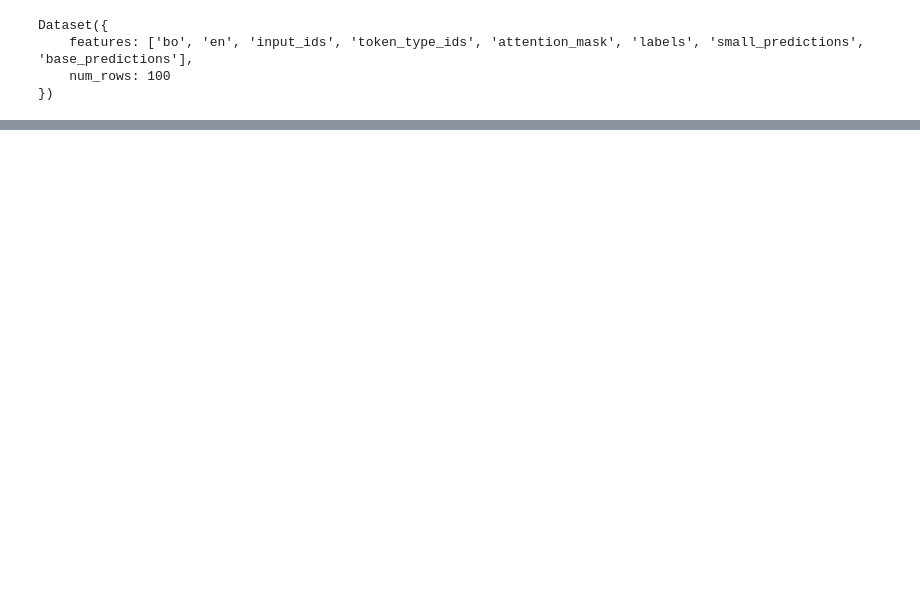
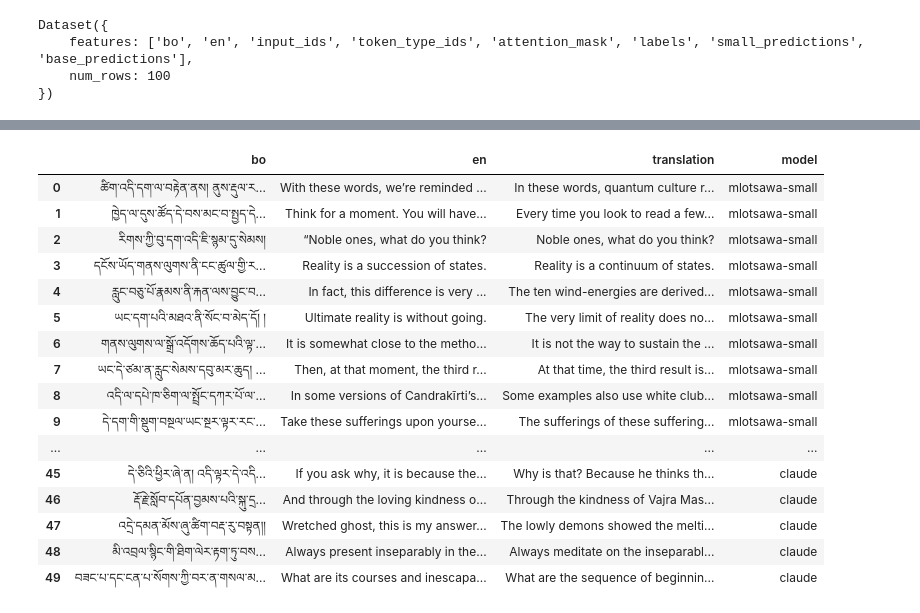
Before and after one commit to billingsmoore/MLotsawa, a Jupyter notebook: EvalStudy/DataPrep.ipynb, the cells around one changed output, grey strips where cells are left out. Drawn from its saved outputs; the diff is of its cells as text; code cells hidden in the pictures; blank space fills up the shorter version.

```diff
--- a/EvalStudy/DataPrep.ipynb
+++ b/EvalStudy/DataPrep.ipynb
@@ -36,0 +126,21 @@ df.to_csv("eval_study_data.csv", index=False)
+# %%
+df = pd.read_excel('eval_study_data_2.ods', engine='odf')
+df
+# %% [output]
+|  | bo | en | translation | model |
+| 0 | ཚིག་འདི་དག་ལ་བརྟེན་ནས། ནུས་རྡུལ་ར... | With these words, we’re reminded ... | In these words, quantum culture r... | mlotsawa-small |
+| 1 | ཁྱེད་ལ་དུས་ཚོད་དེ་བས་མང་བ་སྤྱད་དེ... | Think for a moment. You will have... | Every time you look to read a few... | mlotsawa-small |
+| 2 | རིགས་ཀྱི་བུ་དག་འདི་ཇི་སྙམ་དུ་སེམས། | “Noble ones, what do you think? | Noble ones, what do you think? | mlotsawa-small |
+| 3 | དངོས་ཡོད་གནས་ལུགས་ནི་ངང་ཚུལ་གྱི་ར... | Reality is a succession of states. | Reality is a continuum of states. | mlotsawa-small |
+| 4 | རླུང་བཅུ་པོ་རྣམས་ནི་རྐན་ལས་བྱུང་བ... | In fact, this difference is very ... | The ten wind-energies are derived... | mlotsawa-small |
+| 5 | ཡང་དག་པའི་མཐའ་ནི་སོང་བ་མེད་དོ། ། | Ultimate reality is without going. | The very limit of reality does no... | mlotsawa-small |
+| 6 | གནས་ལུགས་ལ་སྒྲོ་འདོགས་ཆོད་པའི་ལྟ་... | It is somewhat close to the metho... | It is not the way to sustain the ... | mlotsawa-small |
+| 7 | ཡང་དེ་ཙམ་ན་རླུང་སེམས་དབུ་མར་ཆུད། ... | Then, at that moment, the third r... | At that time, the third result is... | mlotsawa-small |
+| 8 | འདི་ལ་དཔེ་ཁ་ཅིག་ལ་སྤྲོང་དཀར་པོ་ལ་... | In some versions of Candrakīrti’s... | Some examples also use white club... | mlotsawa-small |
+| 9 | དེ་དག་གི་སྡུག་བསྔལ་ཡང་སྔར་ལྟར་རང་... | Take these sufferings upon yourse... | The sufferings of these suffering... | mlotsawa-small |
+| ... | ... | ... | ... | ... |
+| 45 | དེ་ཅིའི་ཕྱིར་ཞེ་ན། འདི་ལྟར་དེ་འདི... | If you ask why, it is because the... | Why is that? Because he thinks th... | claude |
+| 46 | རྡོ་རྗེ་སློབ་དཔོན་བྱམས་པའི་སྐུ་དྲ... | And through the loving kindness o... | Through the kindness of Vajra Mas... | claude |
+| 47 | འདྲེ་དམན་མོས་ཞུ་ཚིག་བརྡ་རུ་བསྟན།། | Wretched ghost, this is my answer... | The lowly demons showed the melti... | claude |
+| 48 | མི་འབྲལ་སྙིང་གི་ཐིག་ལེར་རྟག་ཏུ་བས... | Always present inseparably in the... | Always meditate on the inseparabl... | claude |
+| 49 | བཟང་པ་དང་ངན་པ་སོགས་ཀྱི་བར་ན་གསལ་མ... | What are its courses and inescapa... | What are the sequence of beginnin... | claude |
```
Also changed, not shown: parts of 17 cells of this notebook, 3 other files.
